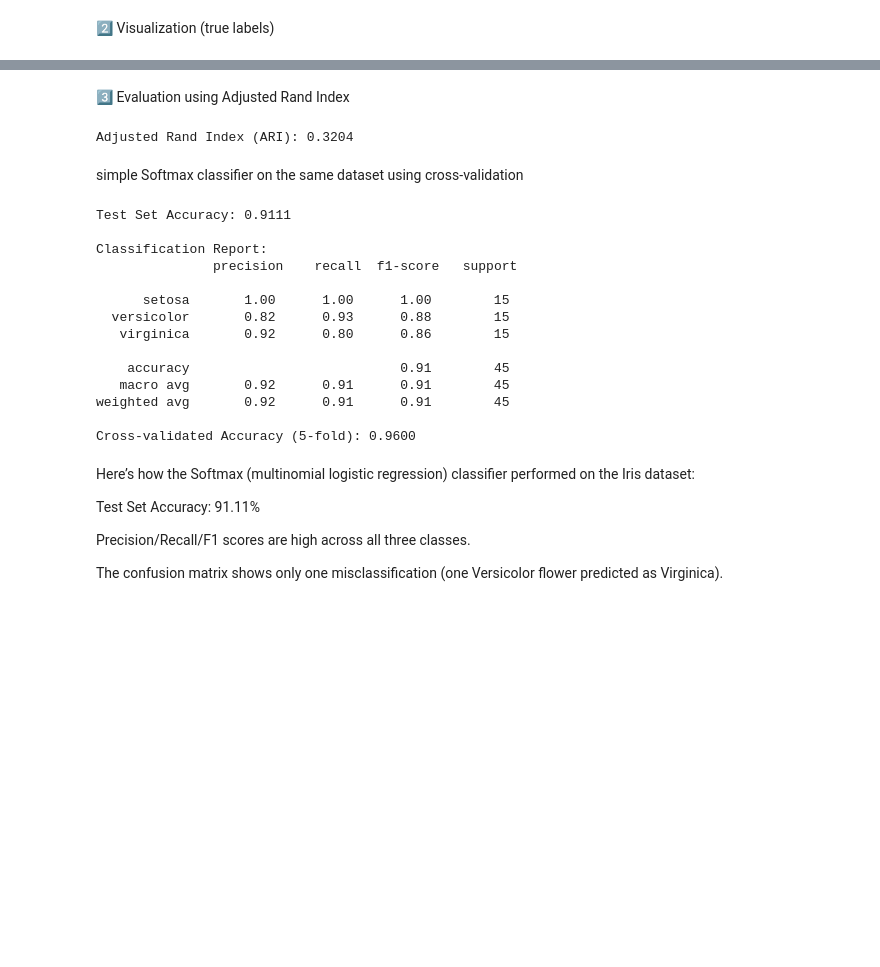
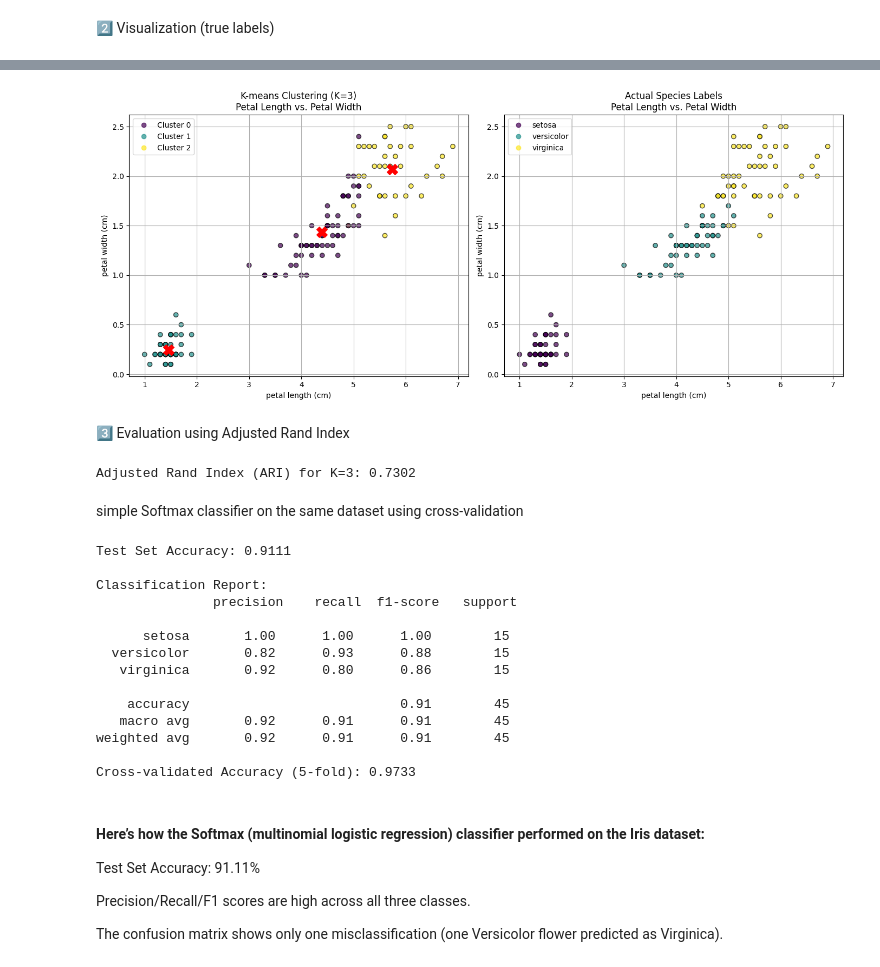
Before and after one commit to Santhosh4888/FML-Course-problems, a Jupyter notebook: K_Means_Clusturing_on_IRIS_Dataset/Problem_set_6_1.ipynb, the cells around one changed output, grey strips where cells are left out. Cells and saved outputs as stored; diff of their text form; code cells hidden in the pictures; blank space fills up the shorter version.

```diff
--- a/K_Means_Clusturing_on_IRIS_Dataset/Problem_set_6_1.ipynb
+++ b/K_Means_Clusturing_on_IRIS_Dataset/Problem_set_6_1.ipynb
@@ -68,11 +120,37 @@ plt.show()
+# %%
+plt.figure(figsize=(14, 6))
+
+# Plot 1: Clustering results from K-means (Petal dimensions)
+plt.subplot(1, 2, 1)
+scatter1_petal = plt.scatter(X[:, 2], X[:, 3], c=cluster_labels_optimal, cmap='viridis', alpha=0.7, edgecolors='k')
+plt.scatter(centroids_optimal[:, 2], centroids_optimal[:, 3], marker='X', s=200, c='red', label='Centroids')
+plt.xlabel(feature_names[2])
+plt.ylabel(feature_names[3])
+plt.title(f'K-means Clustering (K={optimal_k})\nPetal Length vs. Petal Width')
+plt.legend(handles=scatter1_petal.legend_elements()[0], labels=[f'Cluster {i}' for i in range(optimal_k)])
+plt.grid(True)
+
+# Plot 2: Actual species labels (Petal dimensions)
+plt.subplot(1, 2, 2)
+scatter2_petal = plt.scatter(X[:, 2], X[:, 3], c=y_true, cmap='viridis', alpha=0.7, edgecolors='k')
+plt.xlabel(feature_names[2])
+plt.ylabel(feature_names[3])
+plt.title('Actual Species Labels\nPetal Length vs. Petal Width')
+plt.legend(handles=scatter2_petal.legend_elements()[0], labels=iris.target_names.tolist())
+plt.grid(True)
+
+plt.tight_layout()
+plt.show()
+# %% [output]
+[figure, added]
 # %% [markdown]
 3️⃣ Evaluation using Adjusted Rand Index
 # %%
 from sklearn.metrics import adjusted_rand_score
-ari_score = adjusted_rand_score(y_true, y_kmeans)
-print(f"Adjusted Rand Index (ARI): {ari_score:.4f}")
+ari_score = adjusted_rand_score(y_true, cluster_labels_optimal)
+print(f"Adjusted Rand Index (ARI) for K={optimal_k}: {ari_score:.4f}")
 # %% [output]
-Adjusted Rand Index (ARI): 0.3204
+Adjusted Rand Index (ARI) for K=3: 0.7302
 # %% [markdown]
 simple Softmax classifier on the same dataset using cross-validation
 # %%
@@ -81,20 +159,25 @@ from sklearn.model_selection import train_test_split, cross_val_score
 from sklearn.metrics import accuracy_score, classification_report
 
 # Split into training and testing sets
-X_train, X_test, y_train, y_test = train_test_split(X_scaled, y_true, test_size=0.3, random_state=42, stratify=y_true)
+X_train, X_test, y_train, y_test = train_test_split(X, y_true, test_size=0.3, random_state=42, stratify=y_true)
+
+# Standardize features
+scaler = StandardScaler()
+X_train_scaled = scaler.fit_transform(X_train)
+X_test_scaled = scaler.transform(X_test)
 
 # Train Softmax classifier (multinomial logistic regression)
 softmax_clf = LogisticRegression( solver='lbfgs', max_iter=500, random_state=42)
-softmax_clf.fit(X_train, y_train)
+softmax_clf.fit(X_train_scaled, y_train)
 
 # Evaluate on the test set
-y_pred = softmax_clf.predict(X_test)
+y_pred = softmax_clf.predict(X_test_scaled)
 accuracy = accuracy_score(y_test, y_pred)
 print(f"Test Set Accuracy: {accuracy:.4f}")
 print("\nClassification Report:\n", classification_report(y_test, y_pred, target_names=iris.target_names))
 
 # Cross-validation accuracy (optional)
-cv_scores = cross_val_score(softmax_clf, X_scaled, y_true, cv=5)
+cv_scores = cross_val_score(softmax_clf, X, y_true, cv=5)
 print(f"Cross-validated Accuracy (5-fold): {cv_scores.mean():.4f}")
 # %% [output]
 Test Set Accuracy: 0.9111
@@ -110,9 +193,9 @@ Classification Report:
    macro avg       0.92      0.91      0.91        45
 weighted avg       0.92      0.91      0.91        45
 
-Cross-validated Accuracy (5-fold): 0.9600
+Cross-validated Accuracy (5-fold): 0.9733
 # %% [markdown]
-Here’s how the Softmax (multinomial logistic regression) classifier performed on the Iris dataset:
+#### Here’s how the Softmax (multinomial logistic regression) classifier performed on the Iris dataset:
 
 Test Set Accuracy: 91.11%
 
```
Also changed, not shown: parts of 9 cells of this notebook, 3 other files.
